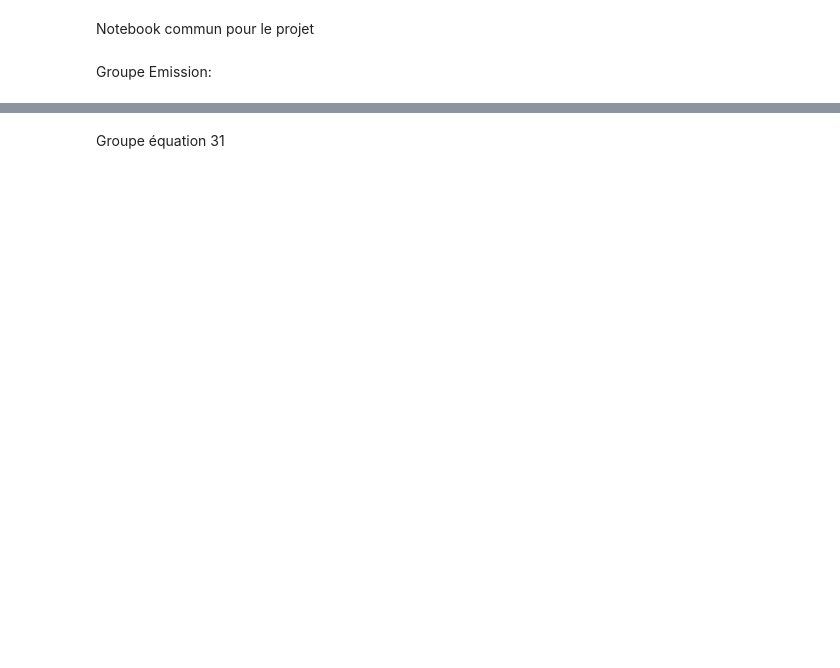
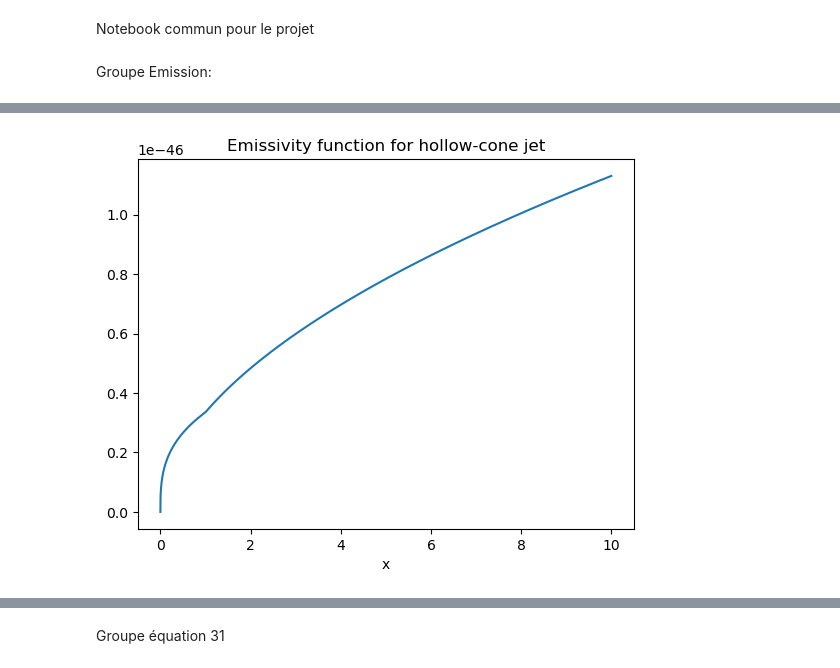
Before and after one commit to quentin-bouquet/Mod-le-Spectro-Temporel-d-mission-d-un-sursaut-gamma, a Jupyter notebook: MAIN.ipynb, the cells around one changed output, grey strips where cells are left out. Drawn from its saved outputs; the diff is of its cells as text; code cells hidden in the pictures; blank space fills up the shorter version.

```diff
--- a/MAIN.ipynb
+++ b/MAIN.ipynb
@@ -72,0 +156,8 @@ def epsilon_prime_nu_prime(epsilon_B, no, t, p, nu_prime):
+# %%
+y_H = Emission_function(Kappa,x,n0,p,epsi_b_hollow_coneJ,t)
+plt.plot(x,y_H)
+plt.title("Emissivity function for hollow-cone jet")
+plt.xlabel("x")
+plt.show()
+# %% [output]
+[figure, added]
```
Also changed, not shown: parts of 4 cells of this notebook.
